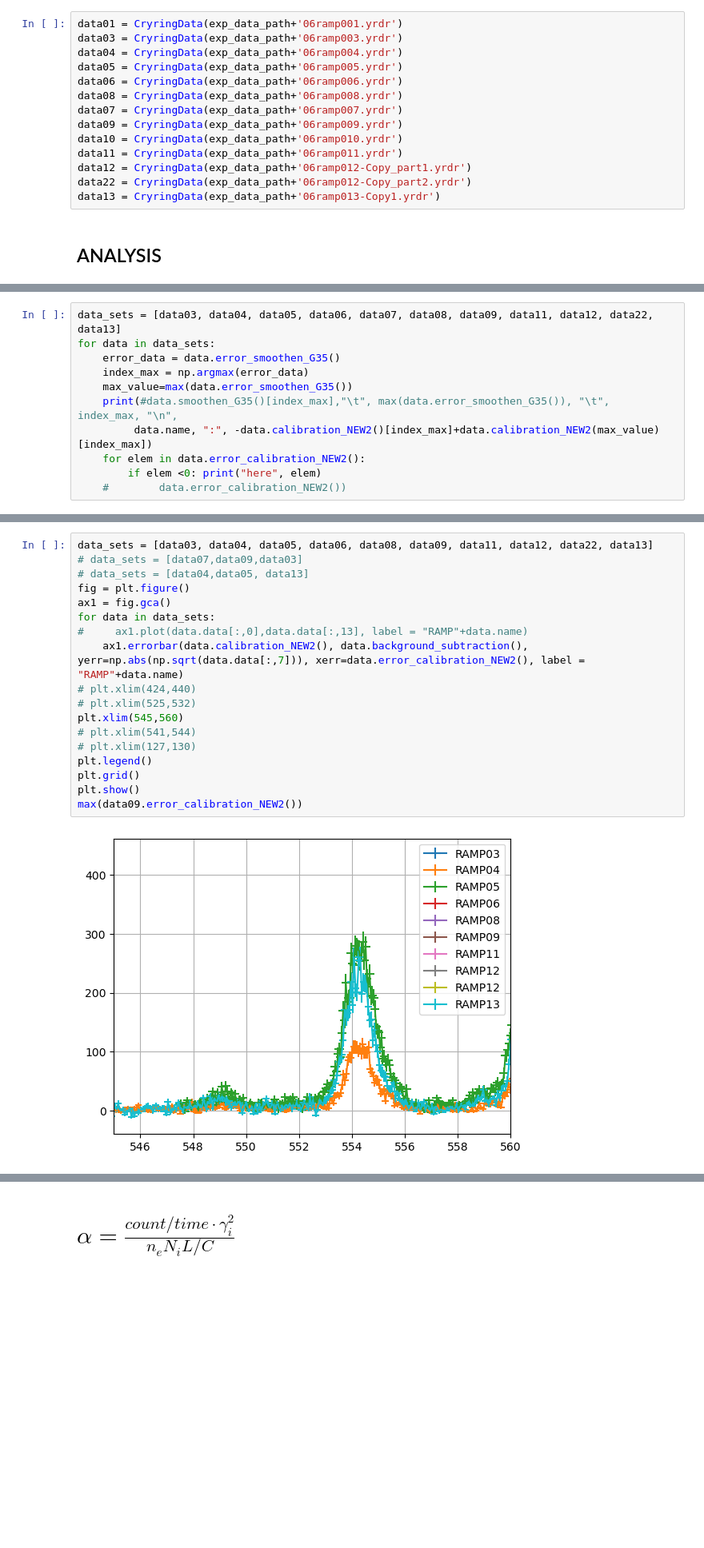
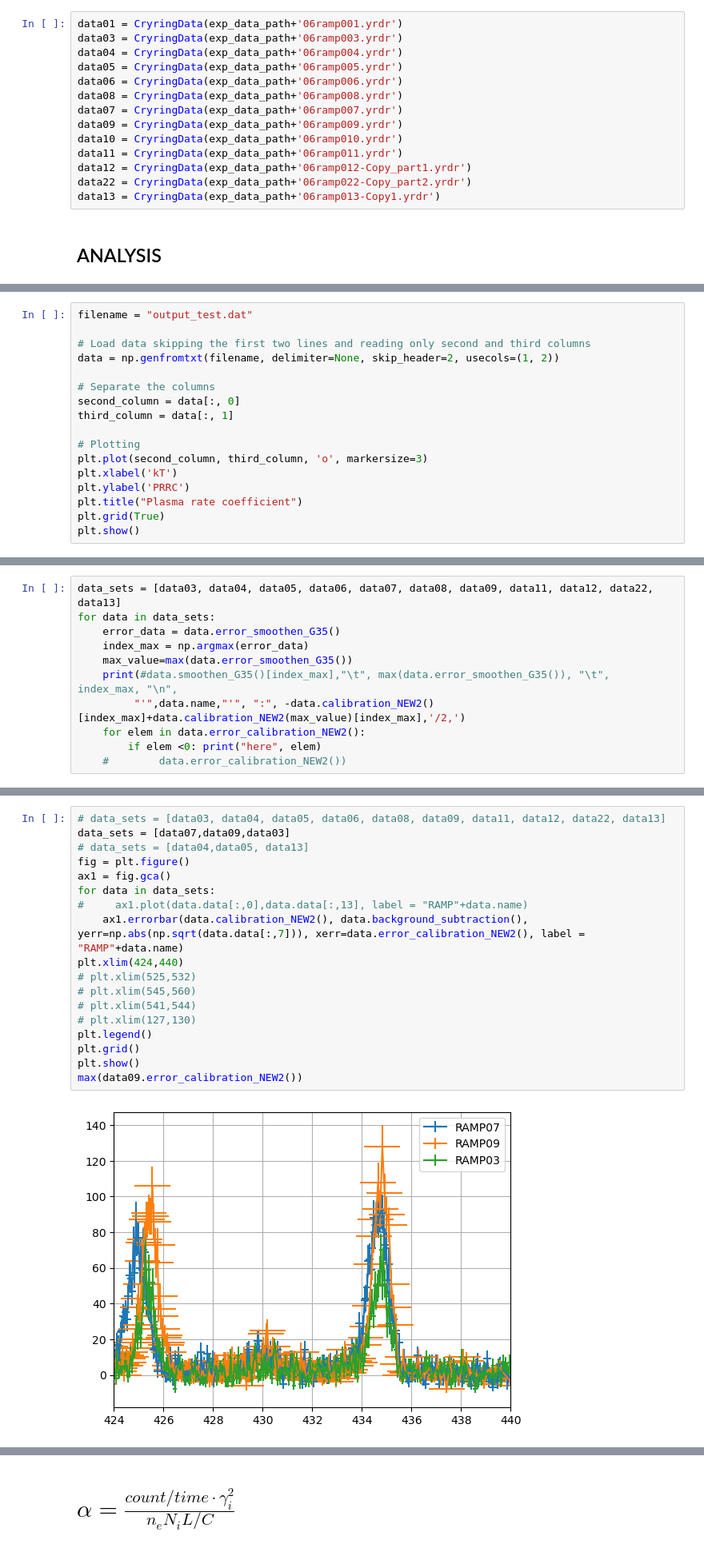
Before and after one commit to wwwerka/dr_oxygen_analysis, a Jupyter notebook: dr_oxygen_analysis.ipynb, the cells around one changed output, grey strips where cells are left out. Shown at 80% size. Saved outputs shown, nothing was run; the diff lists cells and outputs as text; blank space fills up the shorter version.

```diff
--- a/dr_oxygen_analysis.ipynb
+++ b/dr_oxygen_analysis.ipynb
@@ -551,7 +479,7 @@ data09 = CryringData(exp_data_path+'06ramp009.yrdr')
 data10 = CryringData(exp_data_path+'06ramp010.yrdr')
 data11 = CryringData(exp_data_path+'06ramp011.yrdr')
 data12 = CryringData(exp_data_path+'06ramp012-Copy_part1.yrdr')
-data22 = CryringData(exp_data_path+'06ramp012-Copy_part2.yrdr')
+data22 = CryringData(exp_data_path+'06ramp022-Copy_part2.yrdr')
 data13 = CryringData(exp_data_path+'06ramp013-Copy1.yrdr')
 # %% [markdown]
 ## ANALYSIS
@@ -557,0 +932,17 @@ data13 = CryringData(exp_data_path+'06ramp013-Copy1.yrdr')
+# %%
+filename = "output_test.dat"
+
+# Load data skipping the first two lines and reading only second and third columns
+data = np.genfromtxt(filename, delimiter=None, skip_header=2, usecols=(1, 2))
+
+# Separate the columns
+second_column = data[:, 0]
+third_column = data[:, 1]
+
+# Plotting
+plt.plot(second_column, third_column, 'o', markersize=3)
+plt.xlabel('kT')
+plt.ylabel('PRRC')
+plt.title("Plasma rate coefficient")
+plt.grid(True)
+plt.show()
@@ -562,7 +955,7 @@ for data in data_sets:
     index_max = np.argmax(error_data)
     max_value=max(data.error_smoothen_G35())
     print(#data.smoothen_G35()[index_max],"\t", max(data.error_smoothen_G35()), "\t", index_max, "\n",
-         data.name, ":", -data.calibration_NEW2()[index_max]+data.calibration_NEW2(max_value)[index_max])
+         "'",data.name,"'", ":", -data.calibration_NEW2()[index_max]+data.calibration_NEW2(max_value)[index_max],'/2,')
     for elem in data.error_calibration_NEW2():
         if elem <0: print("here", elem)
     #        data.error_calibration_NEW2())
@@ -581,20 +974,20 @@ for data in data_sets:
 # %%
-data_sets = [data03, data04, data05, data06, data08, data09, data11, data12, data22, data13]
-# data_sets = [data07,data09,data03]
+# data_sets = [data03, data04, data05, data06, data08, data09, data11, data12, data22, data13]
+data_sets = [data07,data09,data03]
 # data_sets = [data04,data05, data13]
 fig = plt.figure()
 ax1 = fig.gca()
 for data in data_sets:
 #     ax1.plot(data.data[:,0],data.data[:,13], label = "RAMP"+data.name)
     ax1.errorbar(data.calibration_NEW2(), data.background_subtraction(), yerr=np.abs(np.sqrt(data.data[:,7])), xerr=data.error_calibration_NEW2(), label = "RAMP"+data.name)
-# plt.xlim(424,440)
+plt.xlim(424,440)
 # plt.xlim(525,532)
-plt.xlim(545,560)
+# plt.xlim(545,560)
 # plt.xlim(541,544)
 # plt.xlim(127,130)
 plt.legend()
 plt.grid()
 plt.show()
 max(data09.error_calibration_NEW2())
 # %% [output]
-[figure, old version]
+[figure, new version]
```
Also changed, not shown: parts of 29 cells of this notebook, 4 other files.
